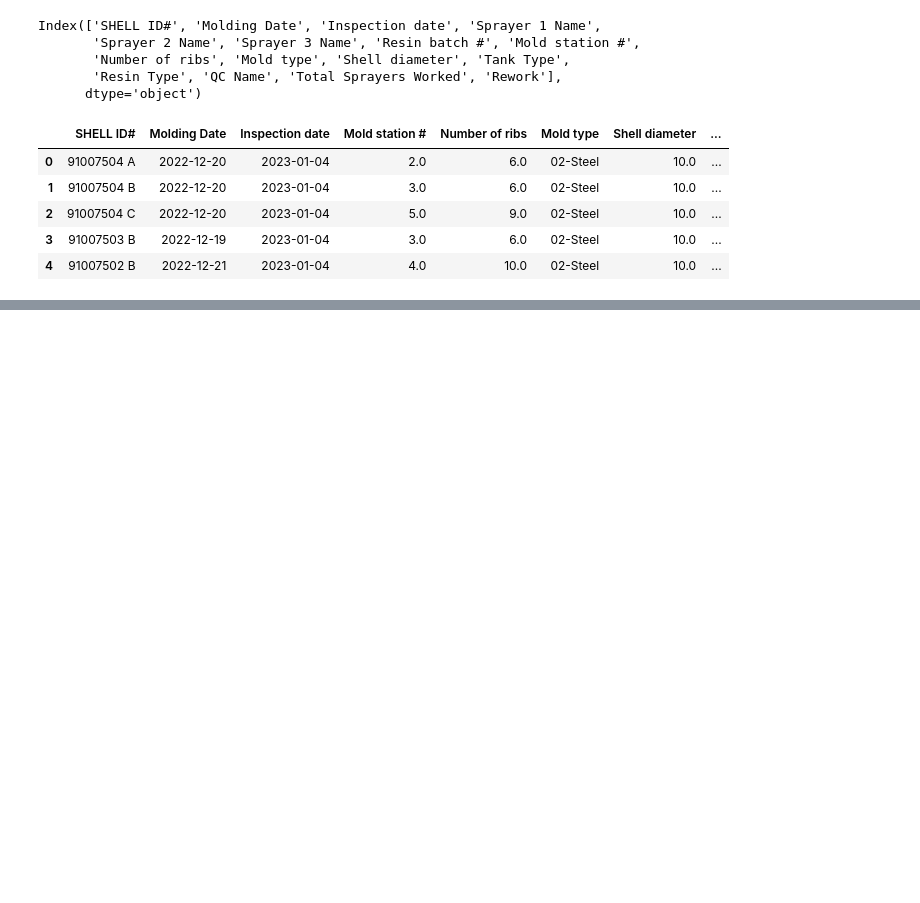
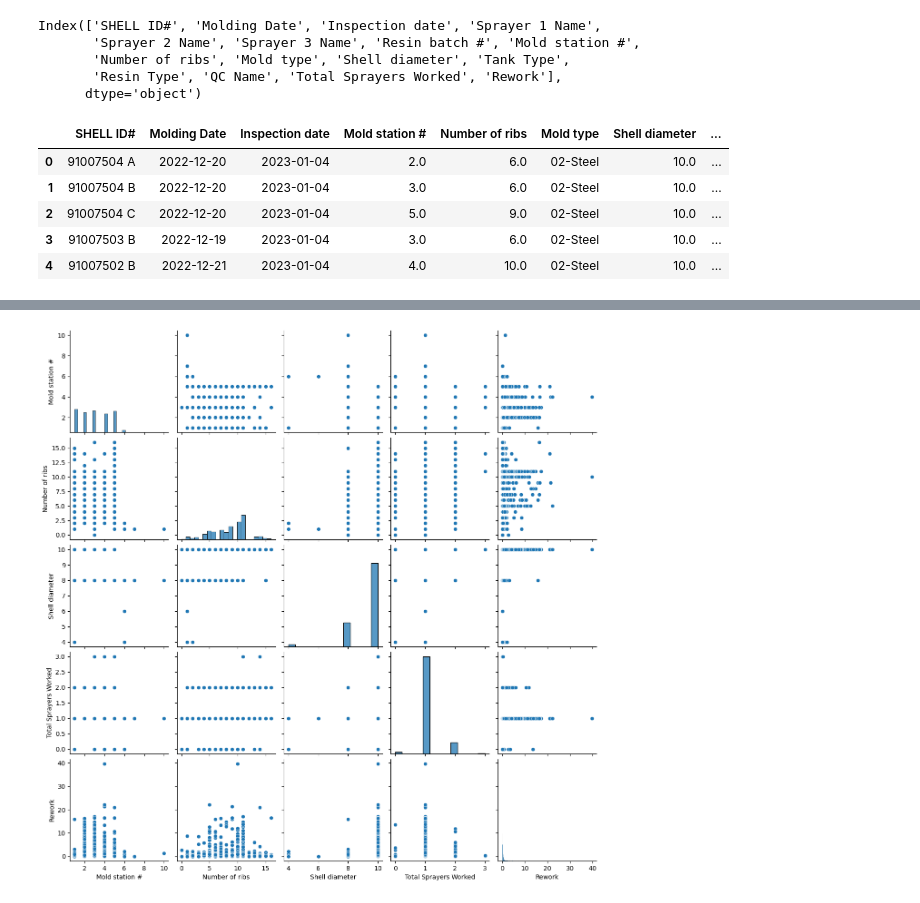
Before and after one commit to FarzadKash/Automation-Drawing-reader, a Jupyter notebook: Automation_on_drawing_reader.ipynb, the cells around one changed output, grey strips where cells are left out. Cells and saved outputs as stored; diff of their text form; code cells hidden in the pictures; blank space fills up the shorter version.

```diff
--- a/Automation_on_drawing_reader.ipynb
+++ b/Automation_on_drawing_reader.ipynb
@@ -319,0 +400,5 @@ Edmonton_data.head()
+# %%
+sns.pairplot(Edmonton_data)
+plt.show()
+# %% [output]
+[figure, added]
```
Also changed, not shown: parts of 9 cells of this notebook.
